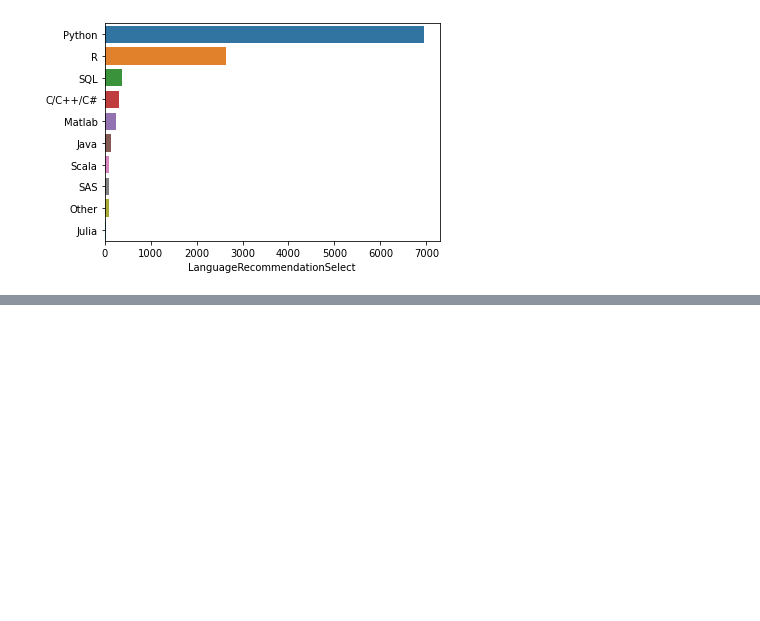
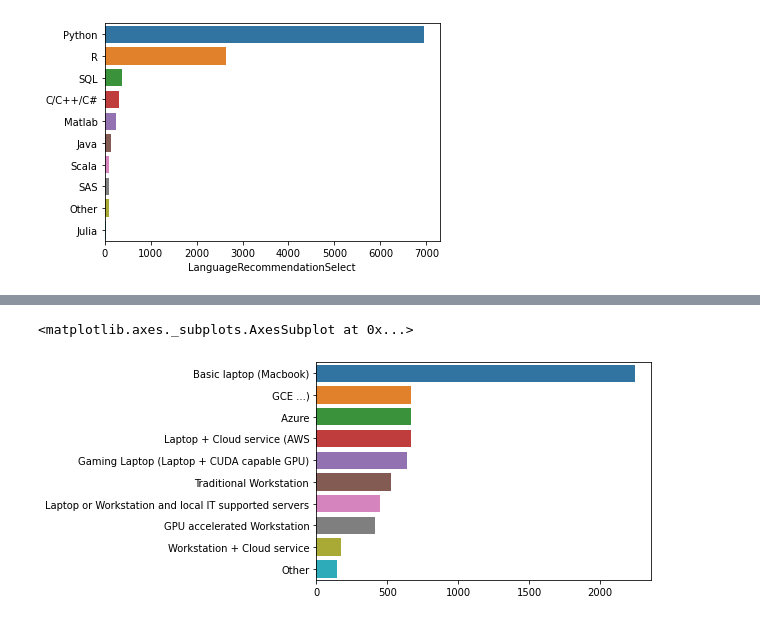
Before and after one commit to rlska105/Kaggle_Competition, a Jupyter notebook: Kaggle_survey_2017.ipynb, the cells around one changed output, grey strips where cells are left out. Drawn from its saved outputs; the diff is of its cells as text; code cells hidden in the pictures; blank space fills up the shorter version.

```diff
--- a/Kaggle_survey_2017.ipynb
+++ b/Kaggle_survey_2017.ipynb
@@ -16,0 +24,14 @@ sns.barplot(y=s.index, x=s)
+# %%
+df['LearningPlatformSelect'] = df['LearningPlatformSelect'].astype('str').apply(lambda x : x.split(','))
+
+s = df.apply(lambda x : pd.Series(x['LearningPlatformSelect']),axis =1).stack().reset_index(level = 1, drop=True)
+s = s[s != 'nan'].value_counts().head(10)
+# %%
+df['HardwarePersonalProjectsSelect'] = df['HardwarePersonalProjectsSelect'].astype('str').apply(lambda x: x.split(','))
+
+d = df.apply(lambda x: pd.Series(x['HardwarePersonalProjectsSelect']),axis=1).stack().reset_index(level=1, drop=True)
+d = d[d != 'nan'].value_counts().head(15)
+sns.barplot(y=d.index, x=d)
+# %% [output]
+<matplotlib.axes._subplots.AxesSubplot at 0x...>
+[figure, added]
```
Also changed, not shown: parts of 3 cells of this notebook.
